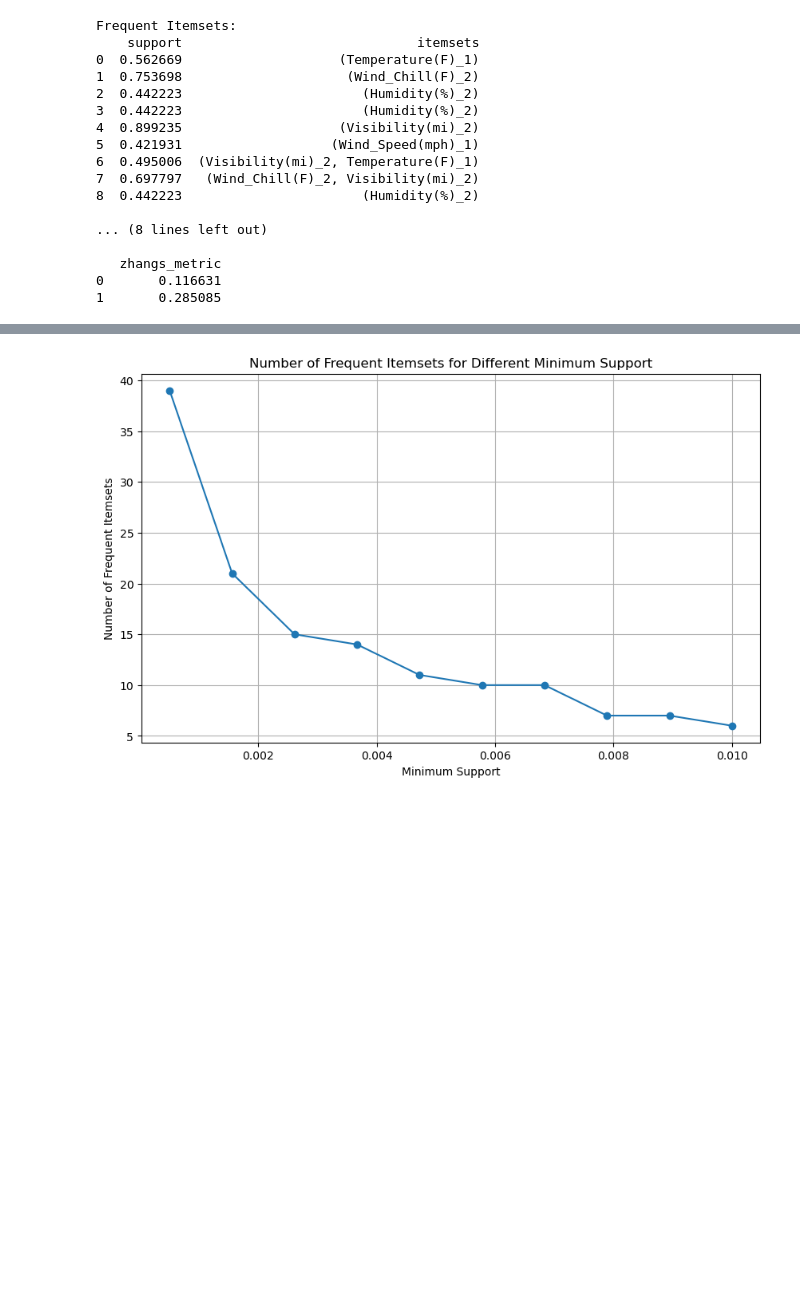
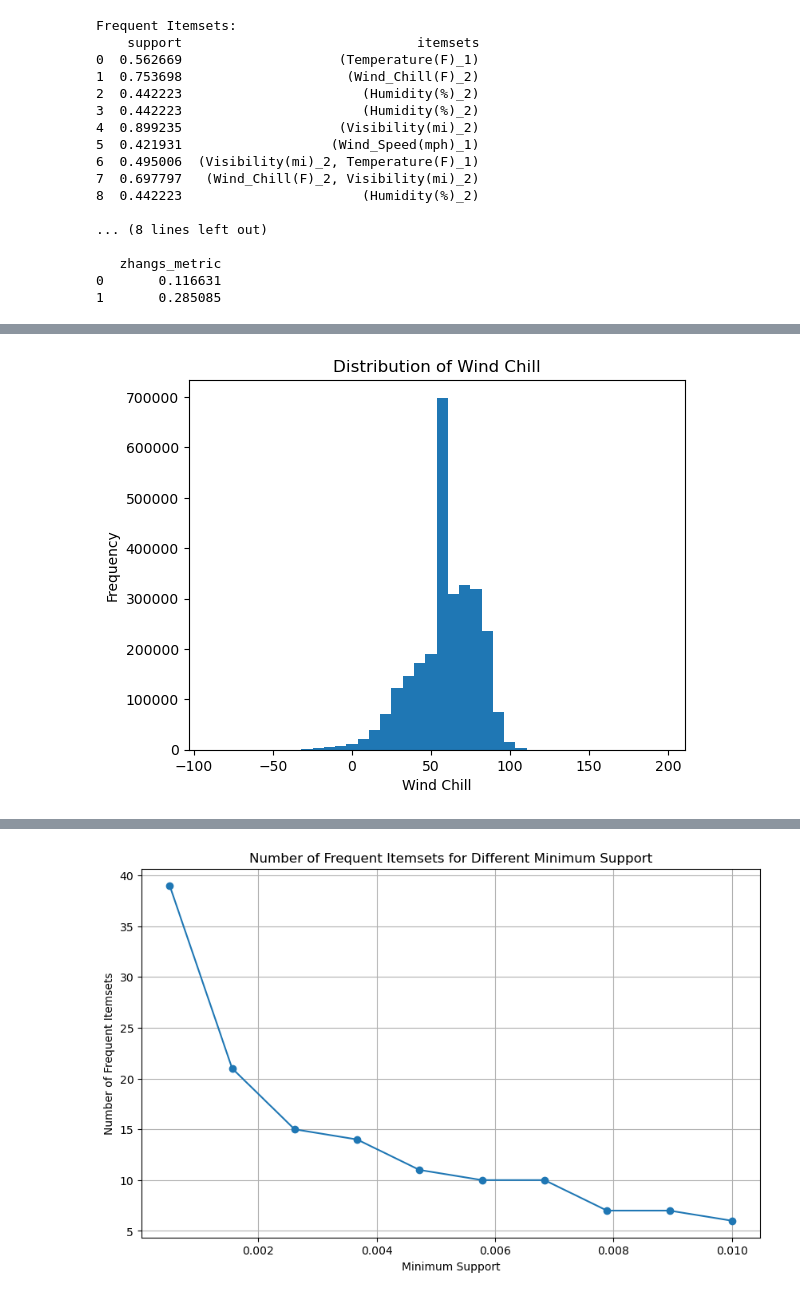
Before and after one commit to AbolfazlAAnsari/Transportaion-Pipline, a Jupyter notebook: Apriori Algorithm.ipynb, the cells around one changed output, grey strips where cells are left out. Saved outputs shown, nothing was run; the diff lists cells and outputs as text; code cells hidden in the pictures; blank space fills up the shorter version.

```diff
--- a/Apriori Algorithm.ipynb
+++ b/Apriori Algorithm.ipynb
@@ -667,0 +688,14 @@ df
+# %%
+# Analys best cuts for features
+# Wind_Chill(F)
+
+wind_chill_data = df['Wind_Chill(F)']
+
+# Plot distribution
+plt.hist(wind_chill_data, bins=40)
+plt.xlabel('Wind Chill')
+plt.ylabel('Frequency')
+plt.title('Distribution of Wind Chill')
+plt.savefig('Distribution of Wind Chill')
+# %% [output]
+[figure, added]
```
Also changed, not shown: parts of 24 cells of this notebook, 9 other files.
